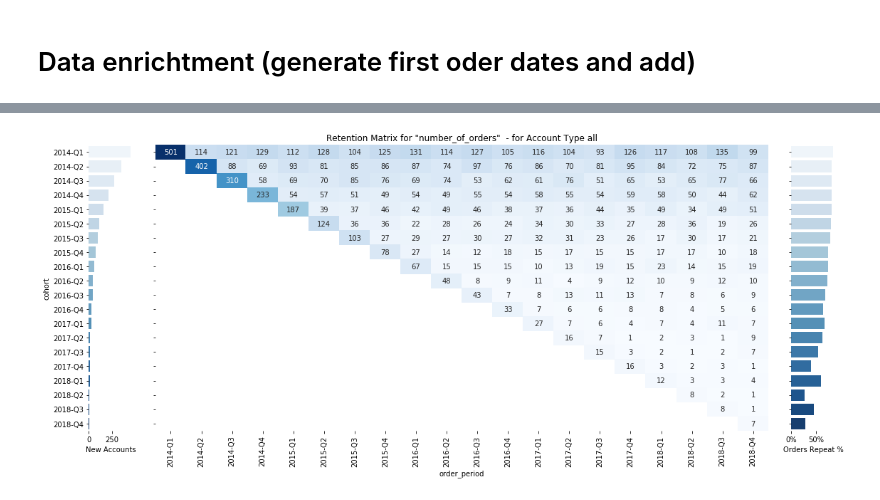
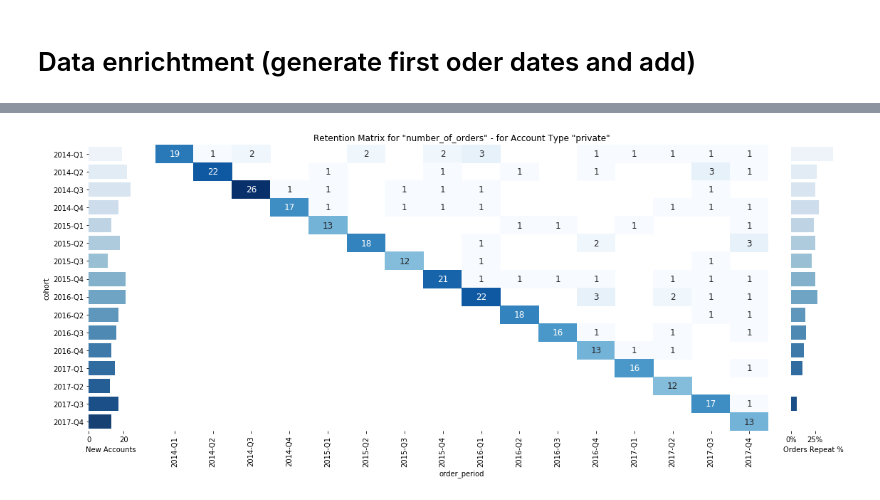
Before and after one commit to FBosler/Cohorts, a Jupyter notebook: Cohorts.ipynb, the cells around one changed output, grey strips where cells are left out. Saved outputs shown, nothing was run; the diff lists cells and outputs as text; code cells hidden in the pictures.

```diff
--- a/Cohorts.ipynb
+++ b/Cohorts.ipynb
@@ -63,2 +71,2 @@ products = name_generator(ADJECTIVES, PRODUCTS, 10)
 # %%
-generate_dummy_data(products,customers)
+df = generate_dummy_data(products,customers)
@@ -242,4 +237,4 @@ def generate_cohort_analysis(df, parameter, record_type='all', period_agg='quart
 # %%
-generate_cohort_analysis(df,'number_of_orders',period_agg='quarterly',no_fig=False)
+generate_cohort_analysis(df,'number_of_orders',record_type='private',period_agg='quarterly',fig=True, size=12)
 # %% [output]
-[figure, old version]
+[figure, new version]
```
Also changed, not shown: parts of 10 cells of this notebook.
